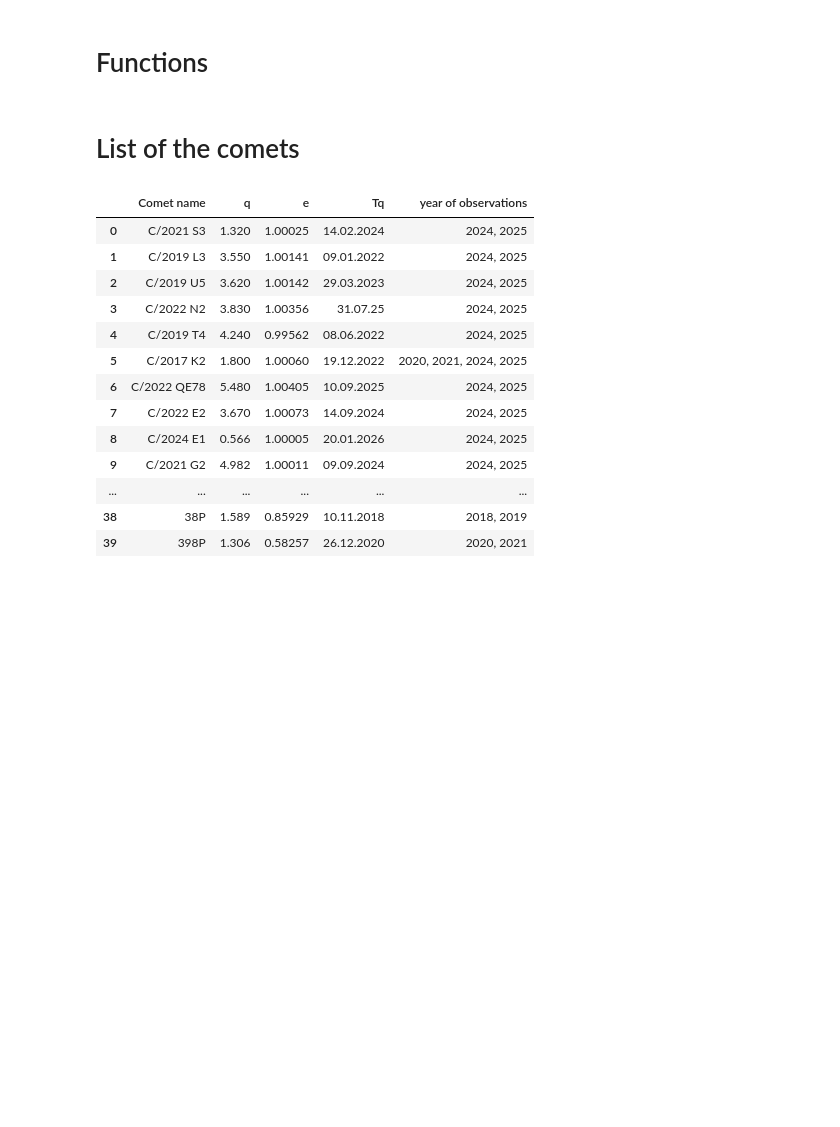
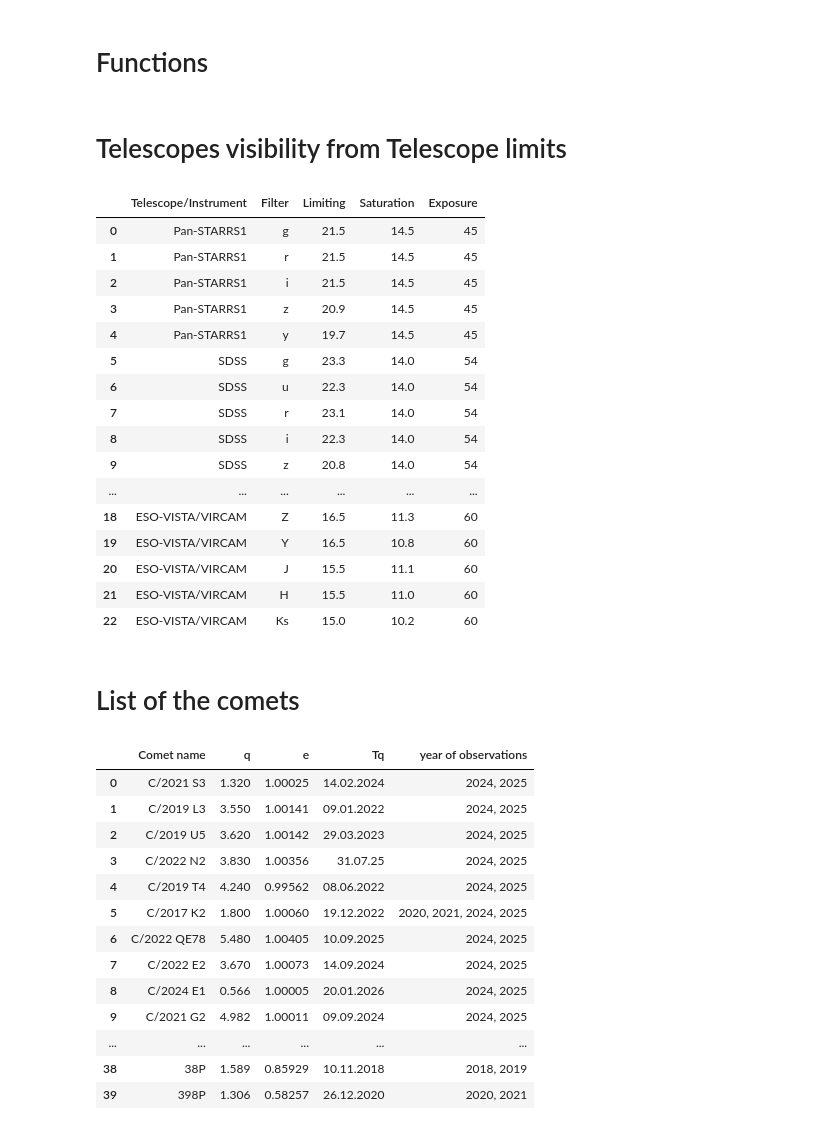
Before and after one commit to AlexeySergeyev/comets, a Jupyter notebook: comets_visibility.ipynb, the cells around one changed output. Cells and saved outputs as stored; diff of their text form; code cells hidden in the pictures; blank space fills up the shorter version.

```diff
--- a/comets_visibility.ipynb
+++ b/comets_visibility.ipynb
@@ -178,6 +178,29 @@ def ephemcc(ident, ep, nbd=None, step=None, observer='645', rplane='1', tcoor=5)
         return False
 
     return ephem
+# %% [markdown]
+# Telescopes visibility from Telescope limits
+# %%
+df_limits = pd.read_csv("data/Survey-Filter-LimitingMagnitude-SaturationMagnitude-TypicalExposureTime.csv")
+df_limits
+# %% [output]
+|  | Telescope/Instrument | Filter | Limiting | Saturation | Exposure |
+| 0 | Pan-STARRS1 | g | 21.5 | 14.5 | 45 |
+| 1 | Pan-STARRS1 | r | 21.5 | 14.5 | 45 |
+| 2 | Pan-STARRS1 | i | 21.5 | 14.5 | 45 |
+| 3 | Pan-STARRS1 | z | 20.9 | 14.5 | 45 |
+| 4 | Pan-STARRS1 | y | 19.7 | 14.5 | 45 |
+| 5 | SDSS | g | 23.3 | 14.0 | 54 |
+| 6 | SDSS | u | 22.3 | 14.0 | 54 |
+| 7 | SDSS | r | 23.1 | 14.0 | 54 |
+| 8 | SDSS | i | 22.3 | 14.0 | 54 |
+| 9 | SDSS | z | 20.8 | 14.0 | 54 |
+| ... | ... | ... | ... | ... | ... |
+| 18 | ESO-VISTA/VIRCAM | Z | 16.5 | 11.3 | 60 |
+| 19 | ESO-VISTA/VIRCAM | Y | 16.5 | 10.8 | 60 |
+| 20 | ESO-VISTA/VIRCAM | J | 15.5 | 11.1 | 60 |
+| 21 | ESO-VISTA/VIRCAM | H | 15.5 | 11.0 | 60 |
+| 22 | ESO-VISTA/VIRCAM | Ks | 15.0 | 10.2 | 60 |
 # %% [markdown]
 # List of the comets
 # %%
```
Also changed, not shown: parts of 17 cells of this notebook, 19 other files.
